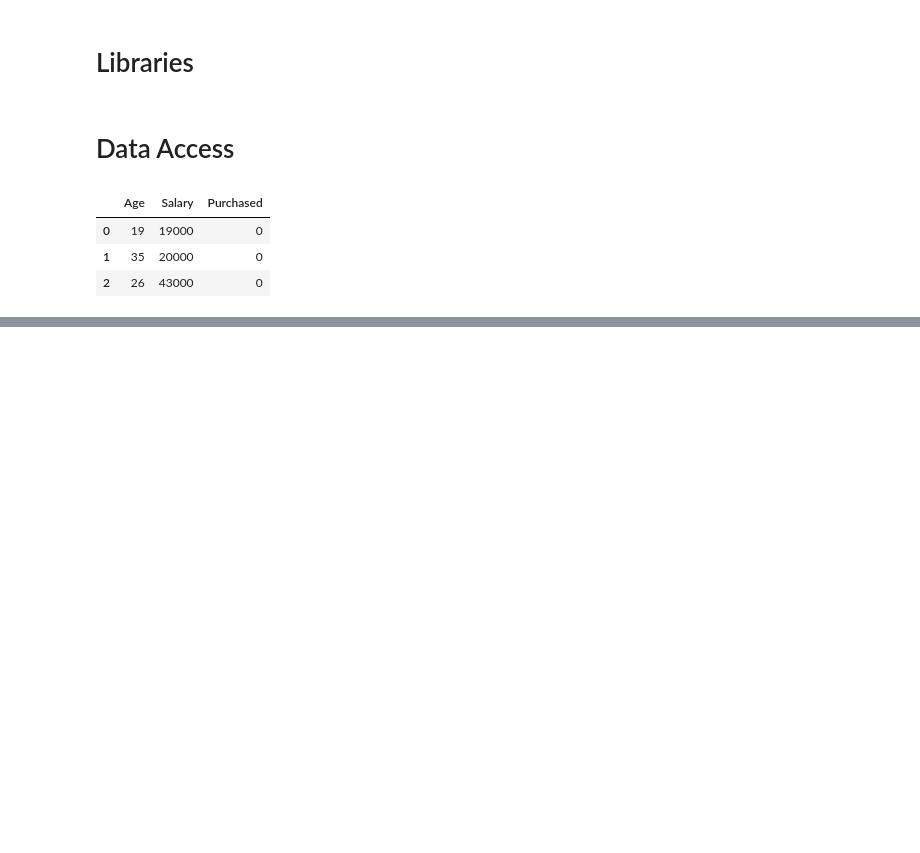
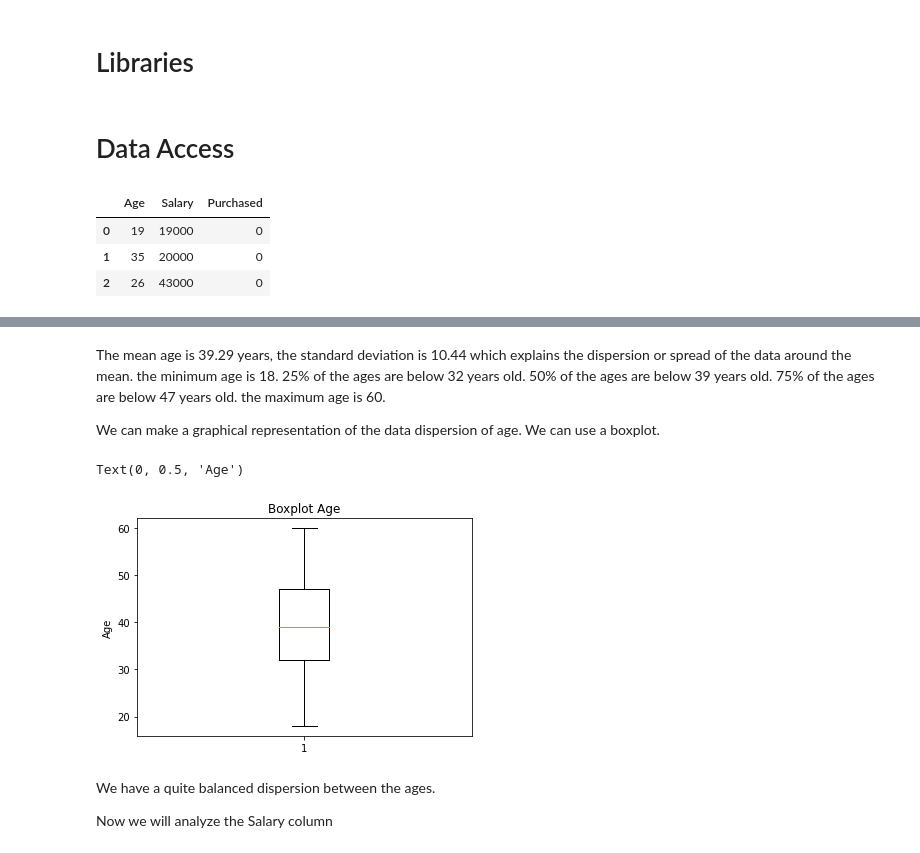
Before and after one commit to MikeDuran-git/IASCHOOL_KNN_project, a Jupyter notebook: ClassificationKNN.ipynb, the cells around one changed output, grey strips where cells are left out. Cells and saved outputs as stored; diff of their text form; code cells hidden in the pictures; blank space fills up the shorter version.

```diff
--- a/ClassificationKNN.ipynb
+++ b/ClassificationKNN.ipynb
@@ -18,0 +19,3 @@ raw_data.head(3)
+# %%
+df=raw_data
+df.head(5)
@@ -18,0 +72,23 @@ raw_data.head(3)
+# %% [markdown]
+The mean age is 39.29 years, the standard deviation is 10.44 which explains the dispersion or spread of the data around the mean.
+the minimum age is 18.
+25% of the ages are below 32 years old.
+50% of the ages are below 39 years old.
+75% of the ages are below 47 years old.
+the maximum age is 60.
+
+We can make a graphical representation of the data dispersion of age. We can use a boxplot.
+# %%
+fig = plt.figure()
+ax = fig.add_subplot(111)
+
+ax.boxplot(df['Age'])
+ax.set_title('Boxplot Age')
+ax.set_ylabel('Age')
+# %% [output]
+Text(0, 0.5, 'Age')
+[figure, added]
+# %% [markdown]
+We have a quite balanced dispersion between the ages.
+
+Now we will analyze the Salary column
```
Also changed, not shown: parts of 33 cells of this notebook.
